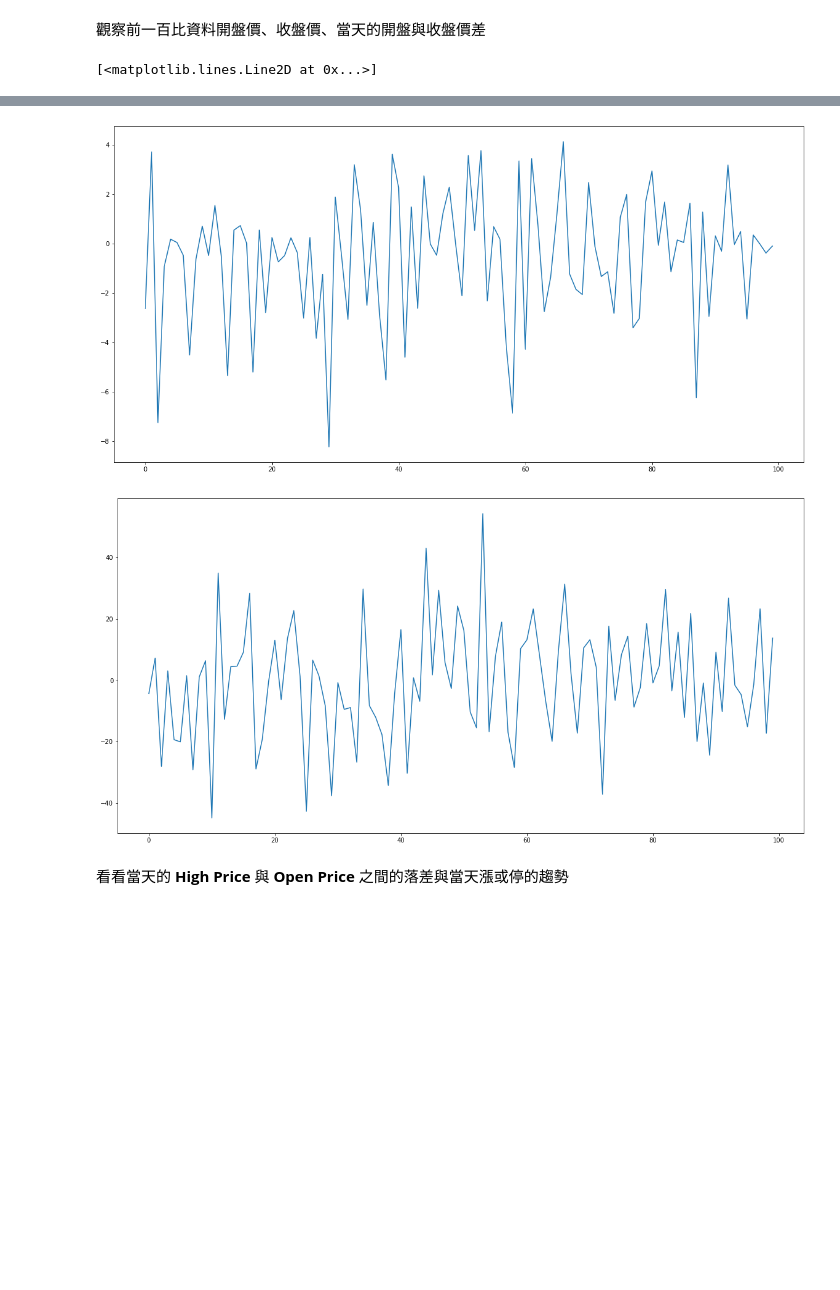
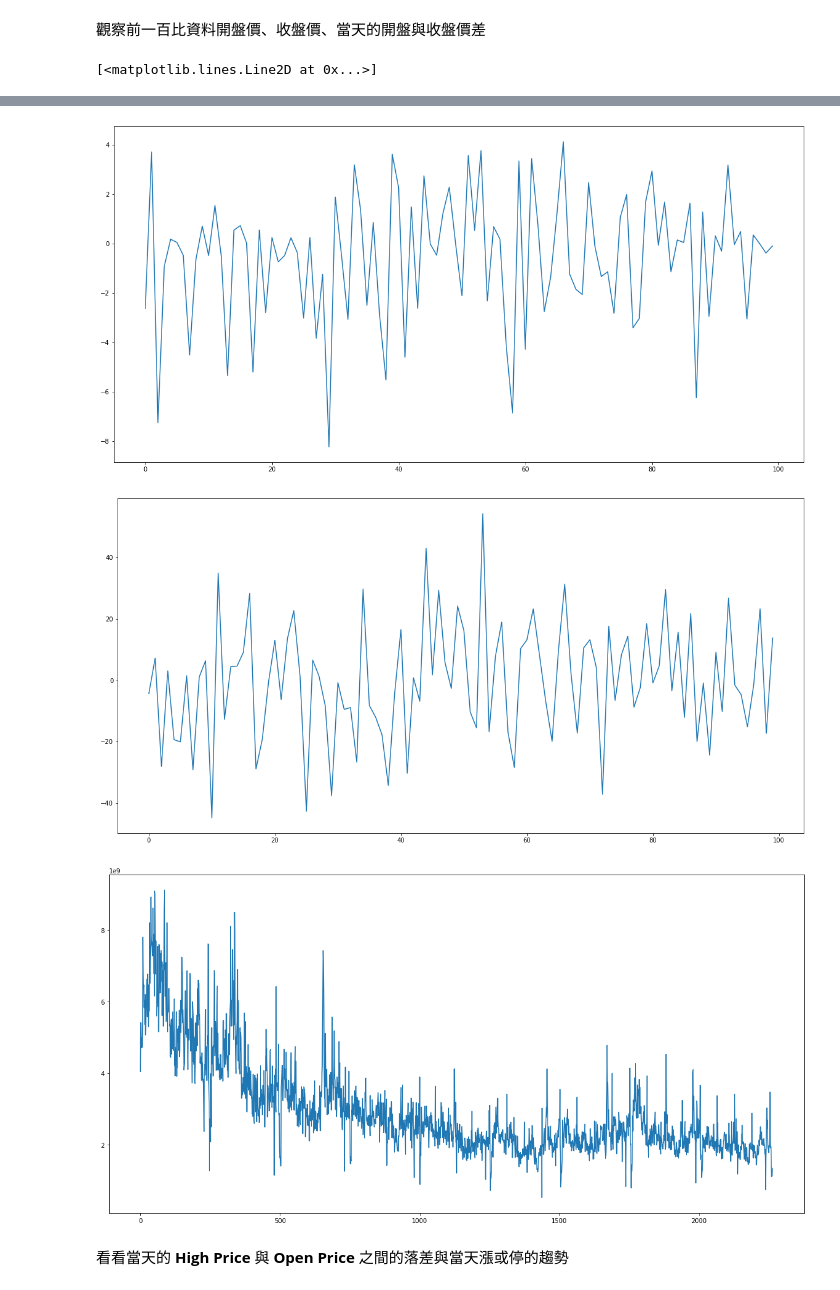
Before and after one commit to AmyLin0210/FUNDAMENTALS-OF-DATA-ANALYTICS, a Jupyter notebook: hw3-1/hw3-1.ipynb, the cells around one changed output, grey strips where cells are left out. Saved outputs shown, nothing was run; the diff lists cells and outputs as text; code cells hidden in the pictures; blank space fills up the shorter version.

```diff
--- a/hw3-1/hw3-1.ipynb
+++ b/hw3-1/hw3-1.ipynb
@@ -32,26 +44,30 @@ dtype: int64
 # %%
 plt.figure(figsize=(20,10))
 
 plt.plot(range(100), train_df['Open Price'][:100], label='Open Price')
 plt.plot(range(100), train_df['Close Price'][:100], label='Close Price')
 plt.legend()
 
 
 tmp = train_df['Close Price'] - train_df['Open Price']
 plt.figure(figsize=(20,10))
 tmp[:100].plot();
 
 plt.figure(figsize=(20, 10))
 plt.plot(range(100), [i - j for (i, j) in zip(train_df['Open Price'][1:101], train_df['Close Price'][:100])])
 
 plt.figure(figsize=(20, 10))
 plt.plot(range(100), [i - j for (i, j) in zip(train_df['Close Price'][1:101], train_df['Close Price'][:100])])
+
+plt.figure(figsize=(20, 10))
+plt.plot(range(len(train_df['Volume'])), train_df['Volume'])
 # %% [output]
 [<matplotlib.lines.Line2D at 0x...>]
 [figure]
 [figure]
 [figure]
 [figure]
+[figure, added]
 # %% [markdown]
 看看當天的 **High Price** 與 **Open Price** 之間的落差與當天漲或停的趨勢
 # %%
```
Also changed, not shown: parts of 6 cells of this notebook, 1 other file.
